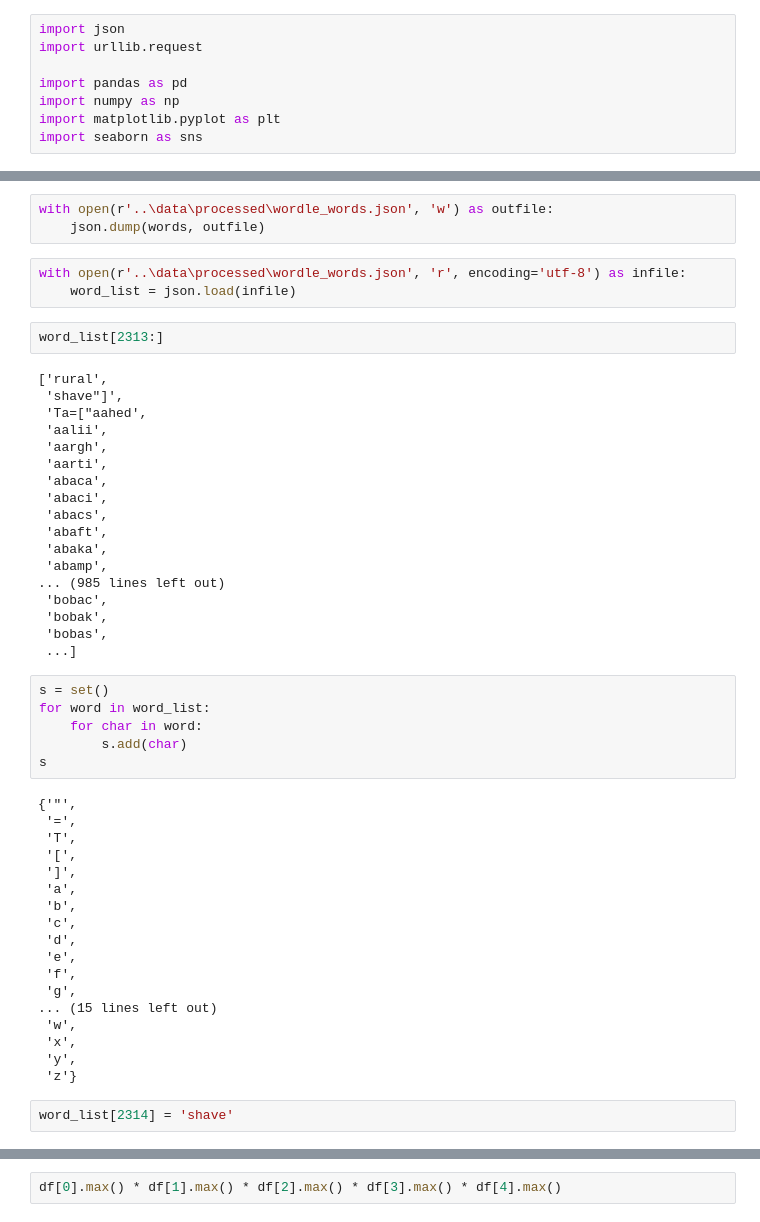
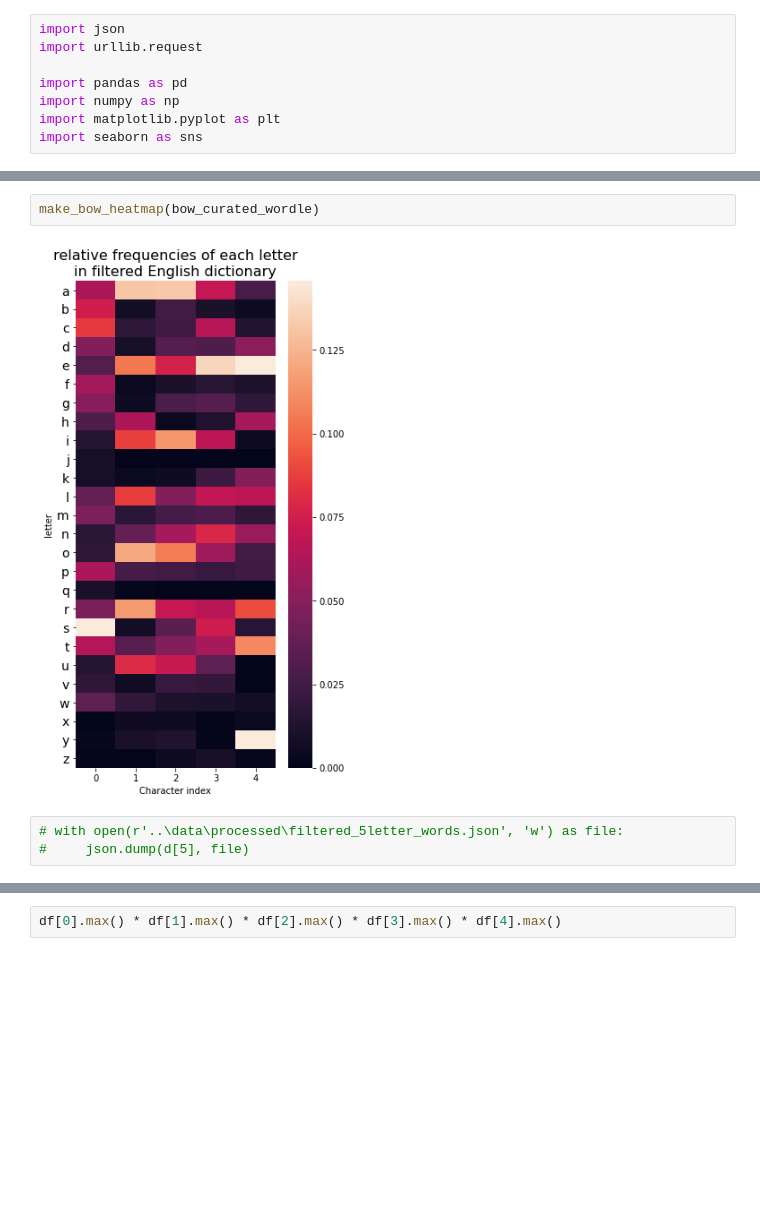
Before and after one commit to benton-anderson/wordle-opt, a Jupyter notebook: notebooks/BJA-01.2-make-word-lists.ipynb, the cells around one changed output, grey strips where cells are left out. Cells and saved outputs as stored; diff of their text form; blank space fills up the shorter version.

```diff
--- a/notebooks/BJA-01.2-parse-most-common-words.ipynb
+++ b/notebooks/BJA-01.2-make-word-lists.ipynb
@@ -42,52 +120,7 @@ words
+# %%
+make_bow_heatmap(bow_curated_wordle)
+# %% [output]
+[figure, added]
 # %%
-with open(r'..\data\processed\wordle_words.json', 'w') as outfile:
-    json.dump(words, outfile)
+# with open(r'..\data\processed\filtered_5letter_words.json', 'w') as file:
+#     json.dump(d[5], file)
-# %%
-with open(r'..\data\processed\wordle_words.json', 'r', encoding='utf-8') as infile:
-    word_list = json.load(infile)
-# %%
-word_list[2313:]
-# %% [output]
-['rural',
- 'shave"]',
- 'Ta=["aahed',
- 'aalii',
- 'aargh',
- 'aarti',
- 'abaca',
- 'abaci',
- 'abacs',
- 'abaft',
- 'abaka',
- 'abamp',
-... (985 lines left out)
- 'bobac',
- 'bobak',
- 'bobas',
- ...]
-# %%
-s = set()
-for word in word_list:
-    for char in word:
-        s.add(char)
-s
-# %% [output]
-{'"',
- '=',
- 'T',
- '[',
- ']',
- 'a',
- 'b',
- 'c',
- 'd',
- 'e',
- 'f',
- 'g',
-... (15 lines left out)
- 'w',
- 'x',
- 'y',
- 'z'}
-# %%
-word_list[2314] = 'shave'
```
Also changed, not shown: parts of 30 cells of this notebook, 3 other files.
